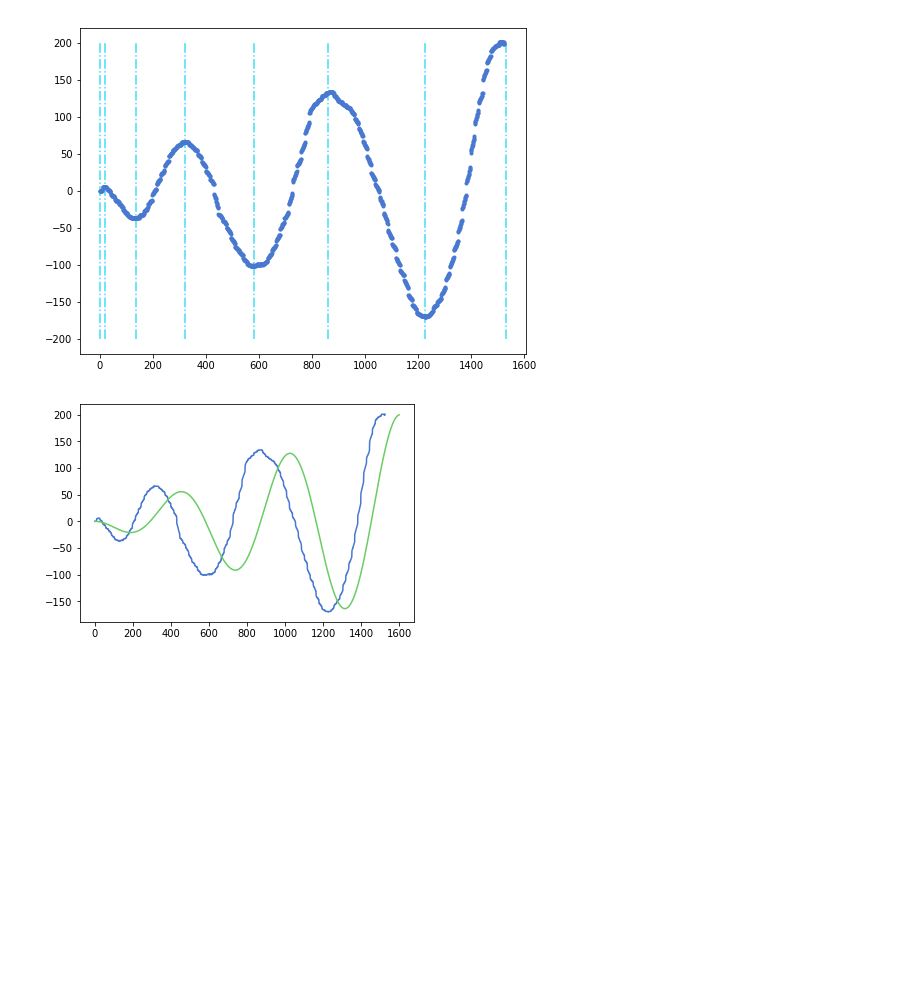
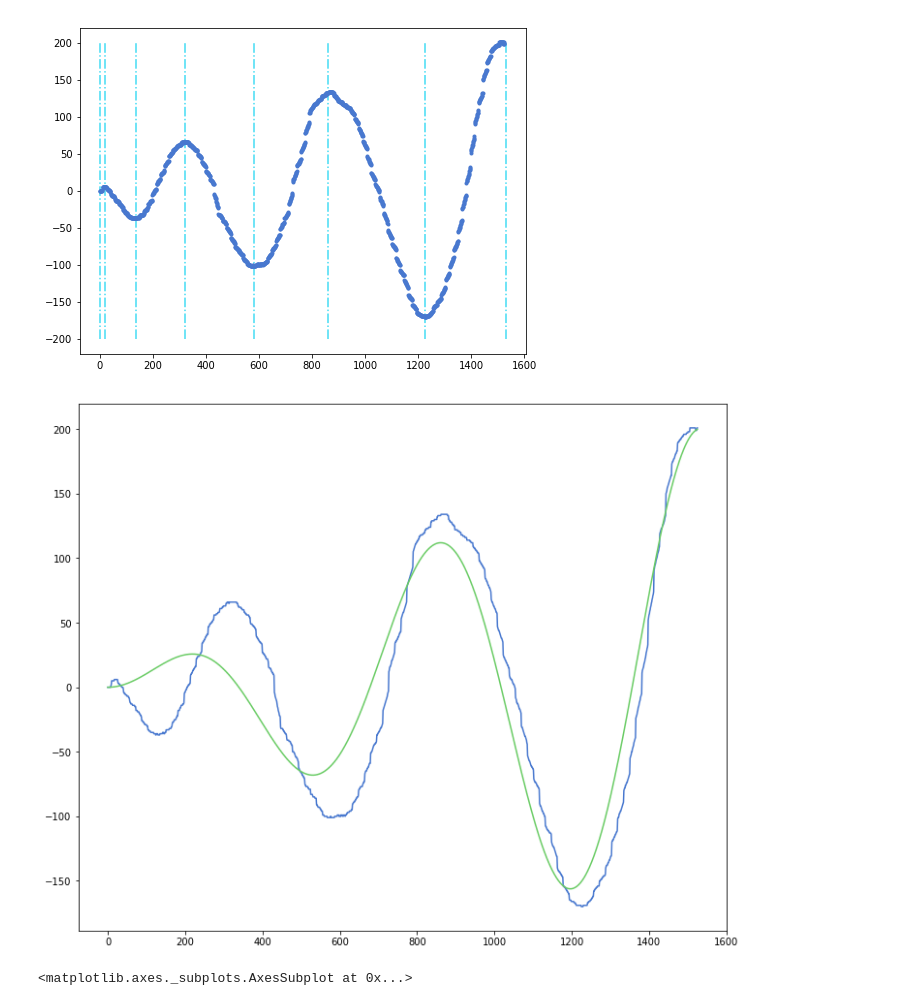
Before and after one commit to MichaelNormandyGavin/parkinsons, a Jupyter notebook: parkinsons.ipynb, the cells around one changed output. Cells and saved outputs as stored; diff of their text form; code cells hidden in the pictures; blank space fills up the shorter version.

```diff
--- a/parkinsons.ipynb
+++ b/parkinsons.ipynb
@@ -327,14 +327,15 @@ plt.show()
 # %% [output]
 [figure]
 # %%
-x = np.arange(1600)
+x = np.arange(len(x_array))
 
 freq = 3/len(x_array)
-x_wave = -x/8* (np.sin((5.5*x*freq)))
+x_wave = x/(len(x)/200)*(np.sin((1.5*np.pi*x*freq)))
 # %%
+plt.figure(figsize=(12,10))
 plt.plot(x_array)
 
 plt.plot(x_wave)
 plt.show()
 # %% [output]
-[figure, old version]
+[figure, new version]
@@ -340,0 +346,4 @@ plt.show()
+# %%
+df_rate.rolling(100).mean().plot(figsize=[12,10])
+# %% [output]
+<matplotlib.axes._subplots.AxesSubplot at 0x...>
```
Also changed, not shown: parts of 9 cells of this notebook.
